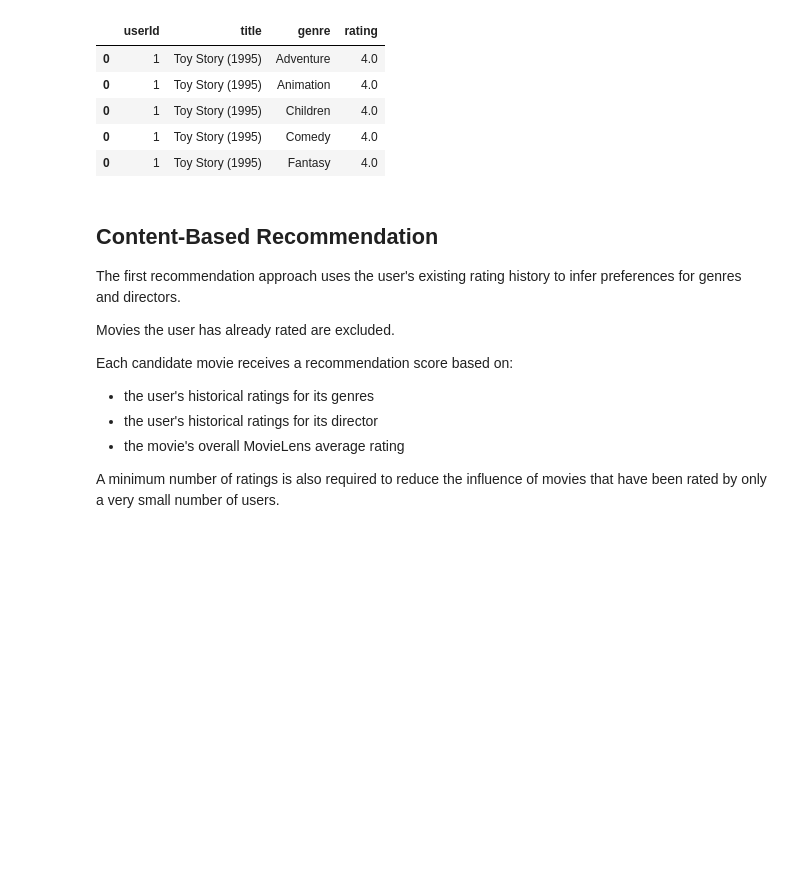
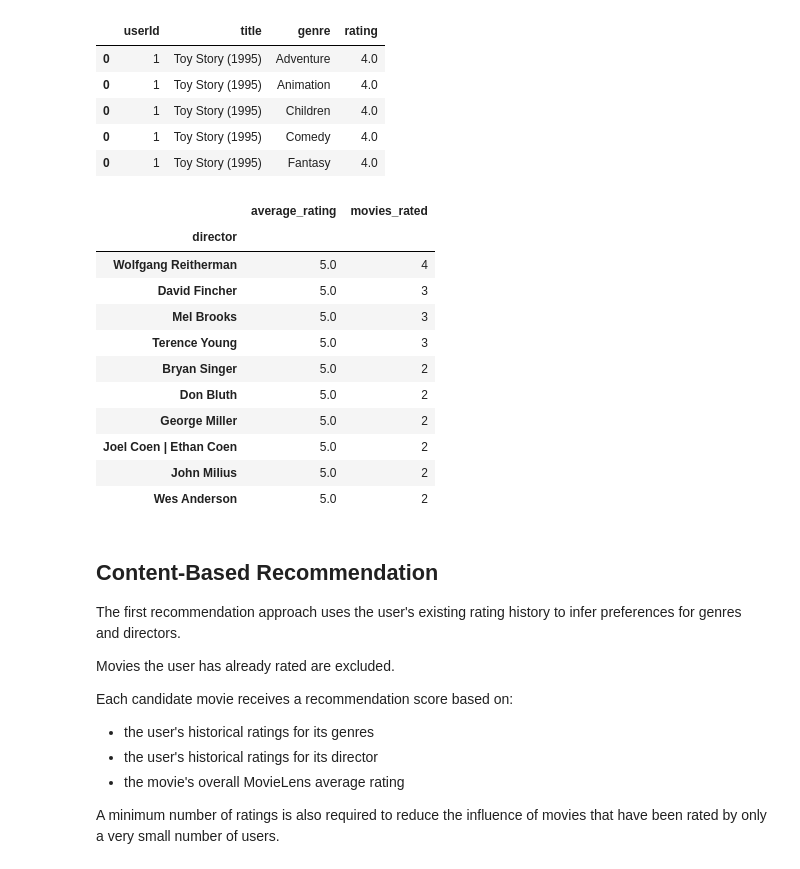
Before and after one commit to elem86/hack1_movie_rec, a Jupyter notebook: notebooks/02_recommendation_system.ipynb, the cells around one changed output. Cells and saved outputs as stored; diff of their text form; code cells hidden in the pictures; blank space fills up the shorter version.

```diff
--- a/notebooks/02_recommendation_system.ipynb
+++ b/notebooks/02_recommendation_system.ipynb
@@ -603,54 +191,22 @@ content_engine = ContentBasedRecommender(
     movie_catalog
 )
 # %%
-def get_director_preferences(
-    self,
-    user_id
-):
-    """
-    Calculate the user's average rating
-    for directors they have watched.
-    """
-
-    self.validate_user(
-        user_id
-    )
-
-    user_data = self._ratings[
-        (
-            self._ratings["userId"]
-            == user_id
-        )
-        &
-        (
-            self._ratings["director"]
-            .notna()
-        )
-    ]
-
-    preferences = (
-        user_data
-        .groupby("director")
-        .agg(
-            average_rating=(
-                "rating",
-                "mean"
-            ),
-            movies_rated=(
-                "movieId",
-                "nunique"
-            )
-        )
-        .sort_values(
-            [
-                "average_rating",
-                "movies_rated"
-            ],
-            ascending=False
-        )
-    )
-
-    return preferences
+# Director preferences are implemented by ContentBasedRecommender in
+# recommender.py. Displaying them here makes that input signal explicit.
+content_engine.get_director_preferences(user_id).head(10)
+# %% [output]
+|  | average_rating | movies_rated |
+| director |  |  |
+| Wolfgang Reitherman | 5.0 | 4 |
+| David Fincher | 5.0 | 3 |
+| Mel Brooks | 5.0 | 3 |
+| Terence Young | 5.0 | 3 |
+| Bryan Singer | 5.0 | 2 |
+| Don Bluth | 5.0 | 2 |
+| George Miller | 5.0 | 2 |
+| Joel Coen | Ethan Coen | 5.0 | 2 |
+| John Milius | 5.0 | 2 |
+| Wes Anderson | 5.0 | 2 |
 # %% [markdown]
 ## Content-Based Recommendation
 
```
Also changed, not shown: parts of 18 cells of this notebook, 7 other files.
